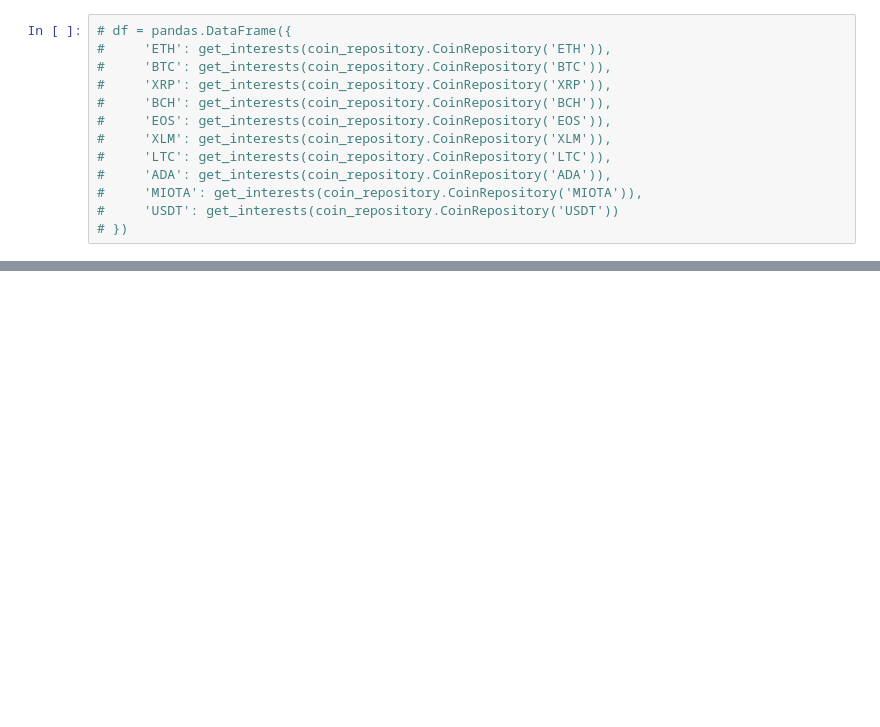
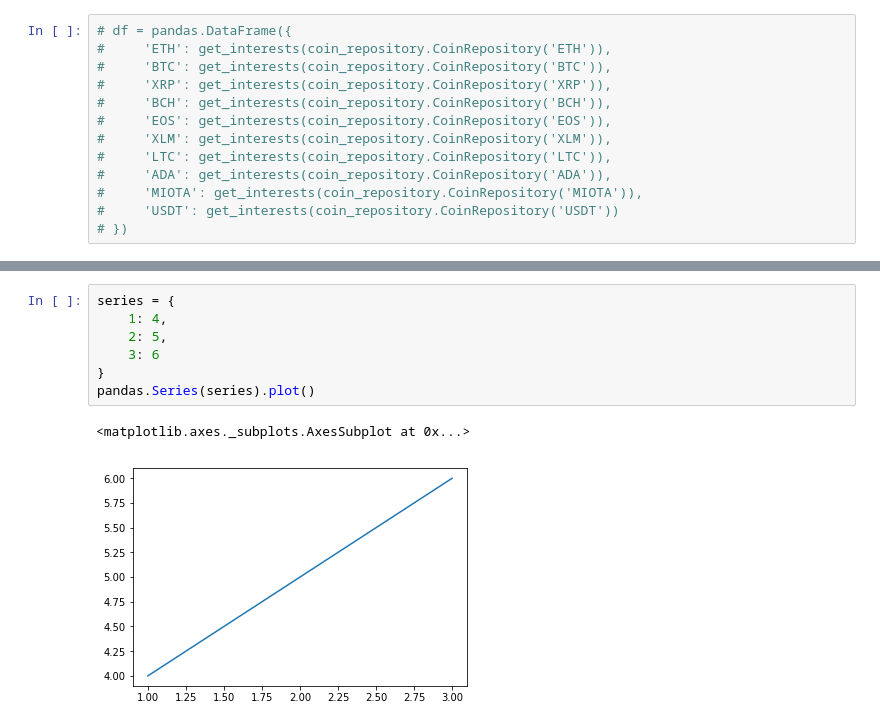
Before and after one commit to love-adela/bohemianbinary-blog, a Jupyter notebook: get_interest.ipynb, the cells around one changed output, grey strips where cells are left out. Drawn from its saved outputs; the diff is of its cells as text; blank space fills up the shorter version.

```diff
--- a/get_interest.ipynb
+++ b/get_interest.ipynb
@@ -240,0 +218,10 @@ Y
+# %%
+series = {
+    1: 4,
+    2: 5,
+    3: 6
+}
+pandas.Series(series).plot()
+# %% [output]
+<matplotlib.axes._subplots.AxesSubplot at 0x...>
+[figure, added]
```
Also changed, not shown: parts of 18 cells of this notebook, 4 other files.
